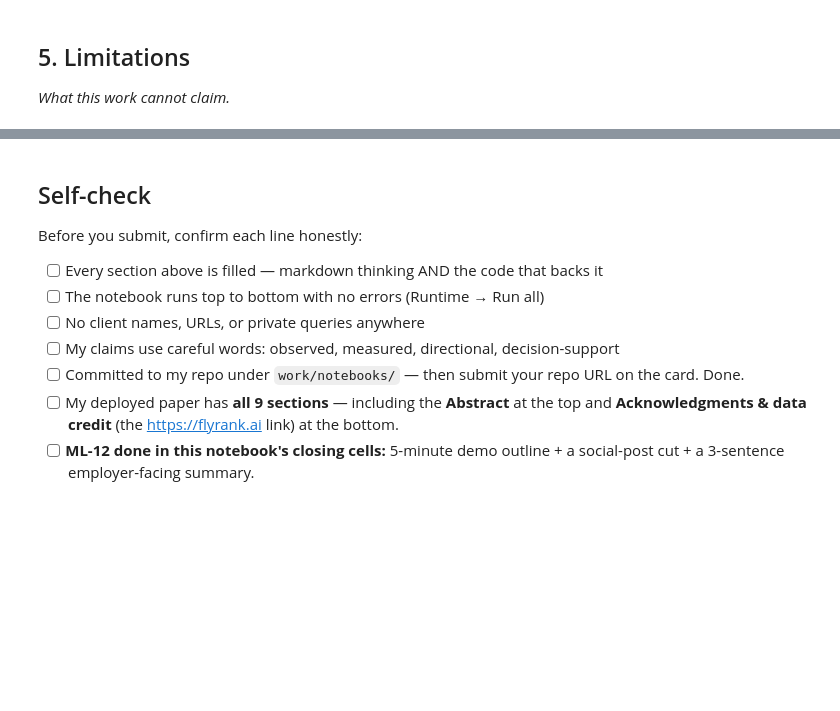
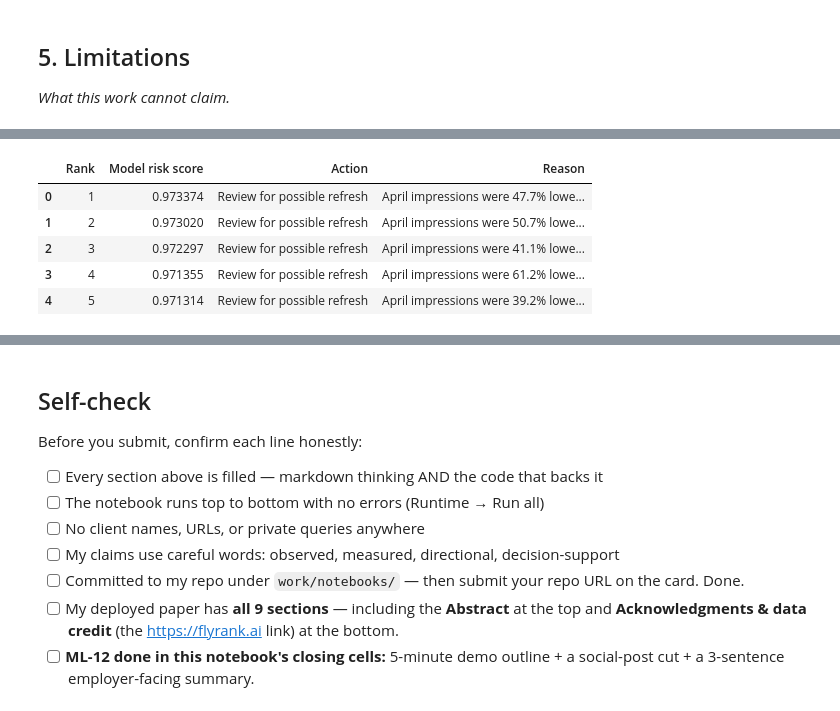
Before and after one commit to bsiddan25/Flyrankproject, a Jupyter notebook: work/notebooks/capstone.ipynb, the cells around one changed output, grey strips where cells are left out. Drawn from its saved outputs; the diff is of its cells as text; code cells hidden in the pictures; blank space fills up the shorter version.

```diff
--- a/work/notebooks/capstone.ipynb
+++ b/work/notebooks/capstone.ipynb
@@ -36,0 +313,34 @@ This skeleton is yours to fill. Work the sections **in order** — each one has
+# %%
+top_ranked_examples = pd.DataFrame({
+    "Rank": [1, 2, 3, 4, 5],
+    "Model risk score": [
+        0.973374,
+        0.973020,
+        0.972297,
+        0.971355,
+        0.971314,
+    ],
+    "Action": [
+        "Review for possible refresh",
+        "Review for possible refresh",
+        "Review for possible refresh",
+        "Review for possible refresh",
+        "Review for possible refresh",
+    ],
+    "Reason": [
+        "April impressions were 47.7% lower than March",
+        "April impressions were 50.7% lower than March",
+        "April impressions were 41.1% lower than March",
+        "April impressions were 61.2% lower than March",
+        "April impressions were 39.2% lower than March",
+    ],
+})
+
+display(top_ranked_examples)
+# %% [output]
+|  | Rank | Model risk score | Action | Reason |
+| 0 | 1 | 0.973374 | Review for possible refresh | April impressions were 47.7% lowe... |
+| 1 | 2 | 0.973020 | Review for possible refresh | April impressions were 50.7% lowe... |
+| 2 | 3 | 0.972297 | Review for possible refresh | April impressions were 41.1% lowe... |
+| 3 | 4 | 0.971355 | Review for possible refresh | April impressions were 61.2% lowe... |
+| 4 | 5 | 0.971314 | Review for possible refresh | April impressions were 39.2% lowe... |
```
Also changed, not shown: parts of 23 cells of this notebook.
